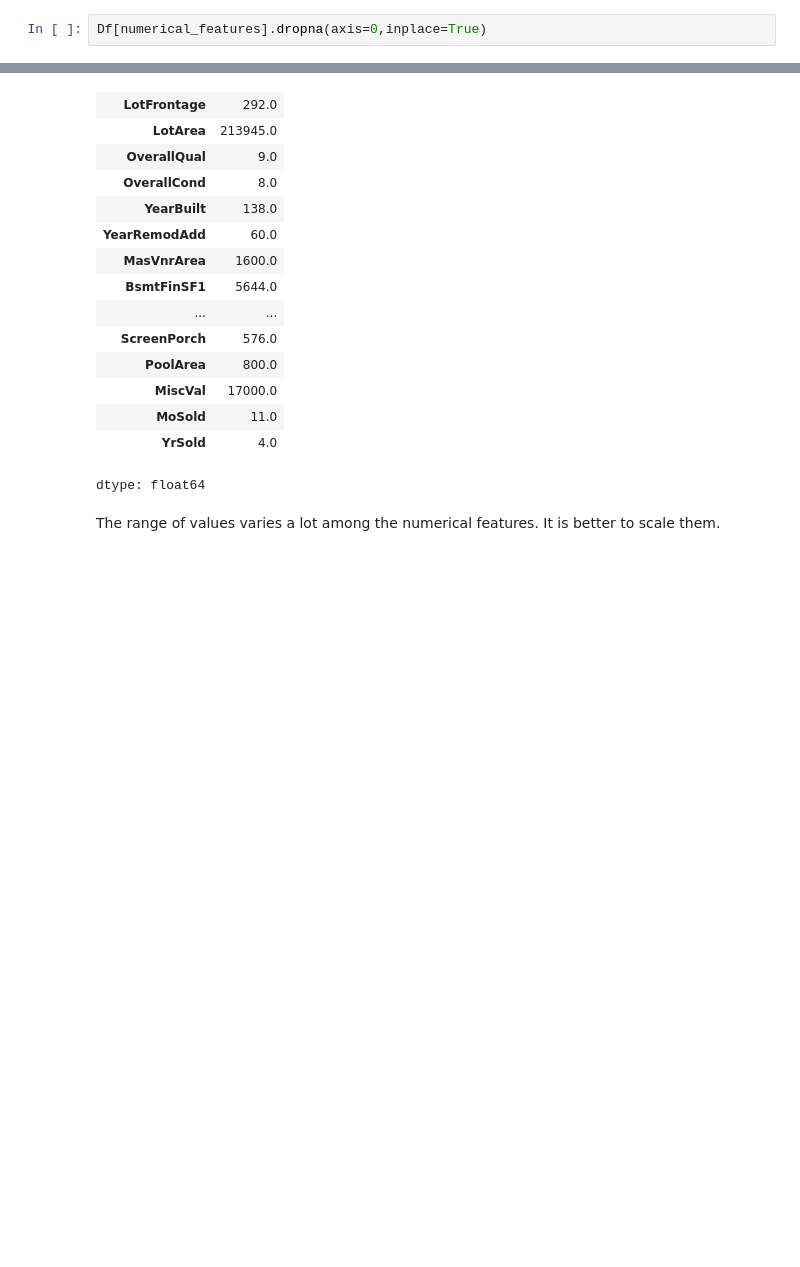
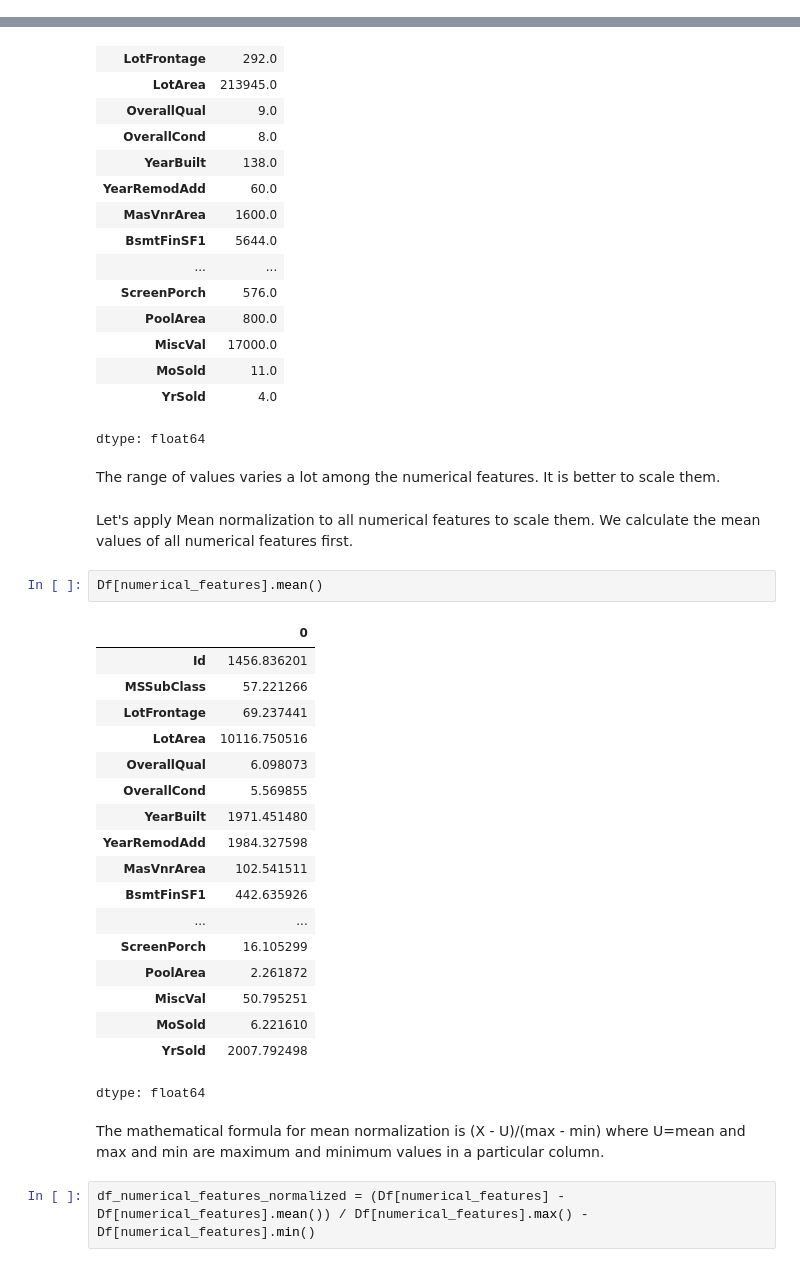
Before and after one commit to shantanu2693/House-prices-prediction, a Jupyter notebook: House_prices_prediction_using_multiple_Machine_learning_algorithms.ipynb, the cells around one changed output, grey strips where cells are left out. Cells and saved outputs as stored; diff of their text form; blank space fills up the shorter version.

Commit message:
Add files via upload
Rectified a slicing related error and worked on feature scaling of numerical features

```diff
--- a/House_prices_prediction_using_multiple_Machine_learning_algorithms.ipynb
+++ b/House_prices_prediction_using_multiple_Machine_learning_algorithms.ipynb
@@ -178,2 +176,0 @@ For the rest of the missing value rows, we will drop them as they are lesser fre
-# %%
-Df[numerical_features].dropna(axis=0,inplace=True)
@@ -417,3 +389,30 @@ Df[numerical_features].max() - Df[numerical_features].min()
 dtype: float64
 # %% [markdown]
 The range of values varies a lot among the numerical features. It is better to scale them.
+# %% [markdown]
+Let's apply Mean normalization to all numerical features to scale them. We calculate the mean values of all numerical features first.
+# %%
+Df[numerical_features].mean()
+# %% [output]
+|  | 0 |
+| Id | 1456.836201 |
+| MSSubClass | 57.221266 |
+| LotFrontage | 69.237441 |
+| LotArea | 10116.750516 |
+| OverallQual | 6.098073 |
+| OverallCond | 5.569855 |
+| YearBuilt | 1971.451480 |
+| YearRemodAdd | 1984.327598 |
+| MasVnrArea | 102.541511 |
+| BsmtFinSF1 | 442.635926 |
+| ... | ... |
+| ScreenPorch | 16.105299 |
+| PoolArea | 2.261872 |
+| MiscVal | 50.795251 |
+| MoSold | 6.221610 |
+| YrSold | 2007.792498 |
+dtype: float64
+# %% [markdown]
+The mathematical formula for mean normalization is (X - U)/(max - min) where U=mean and max and min are maximum and minimum values in a particular column.
+# %%
+df_numerical_features_normalized = (Df[numerical_features] - Df[numerical_features].mean()) / Df[numerical_features].max() - Df[numerical_features].min()
```
Also changed, not shown: parts of 10 cells of this notebook.
